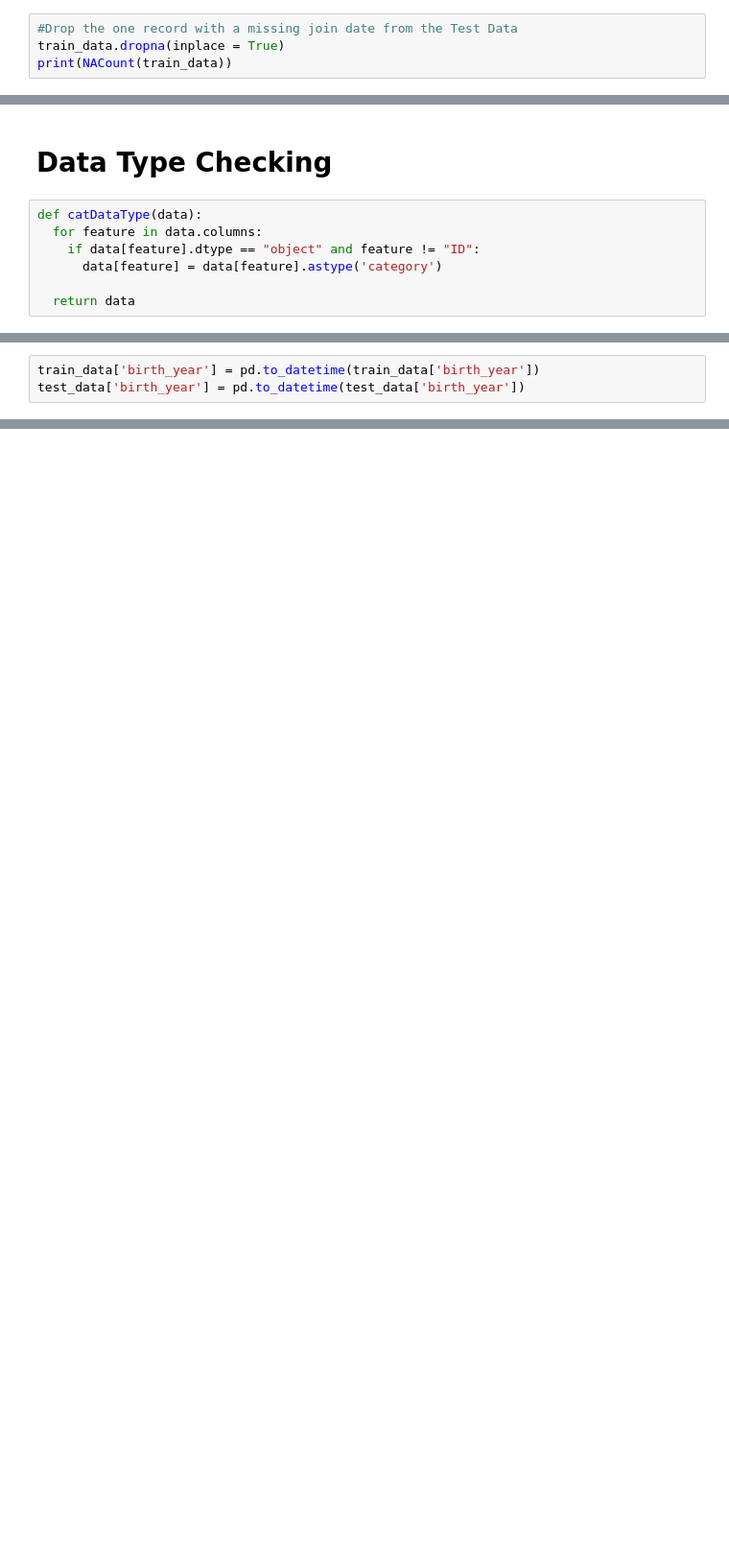
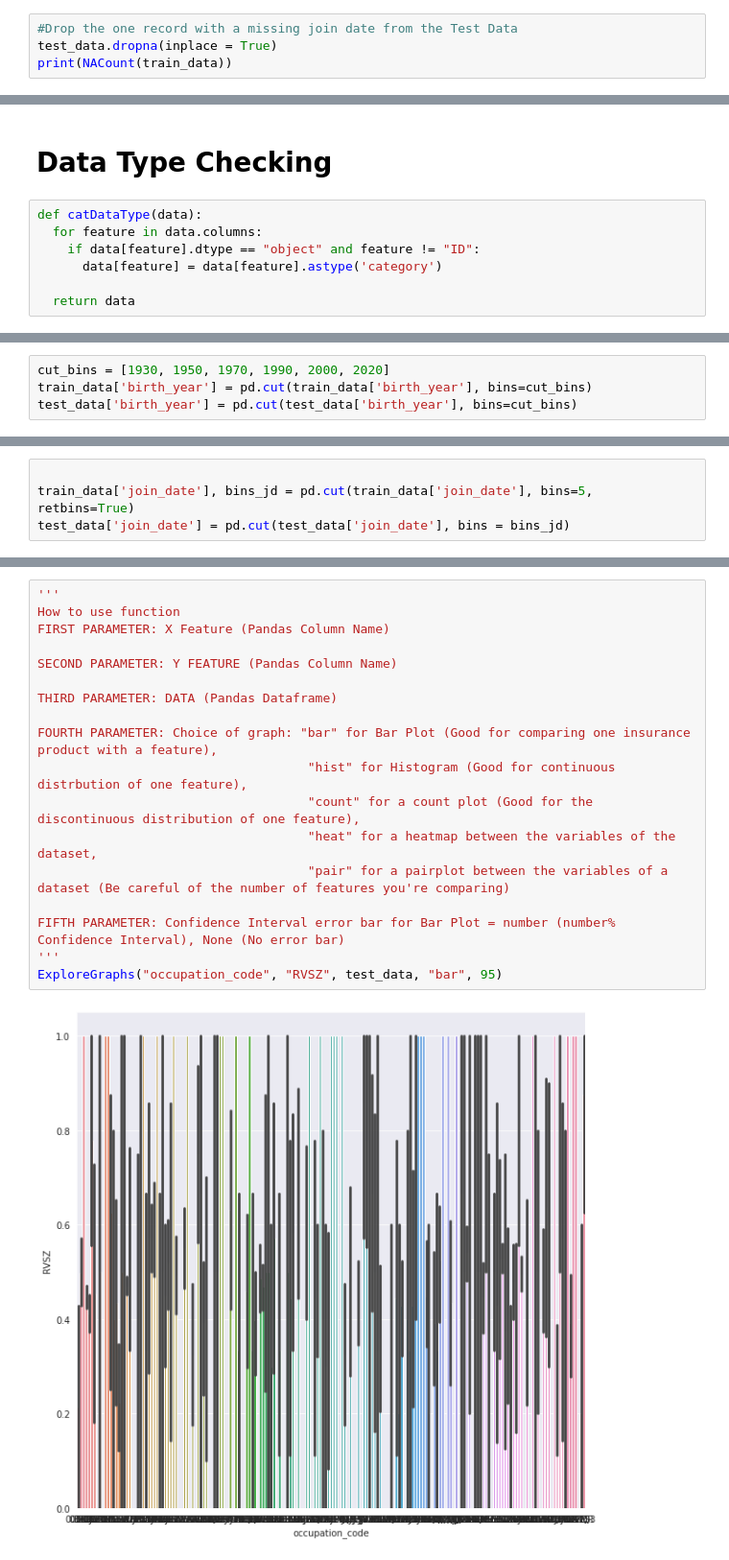
Before and after one commit to malcolmRite/House-Price-Predictions, a Jupyter notebook: Data_Cleaning_Code.ipynb, the cells around one changed output, grey strips where cells are left out. Shown: that part at 96% size. Saved outputs shown, nothing was run; the diff lists cells and outputs as text; blank space fills up the shorter version.

```diff
--- a/Data_Cleaning_Code.ipynb
+++ b/Data_Cleaning_Code.ipynb
@@ -85,7 +121,7 @@ print(NACount(train_data))
 {'ID': 0, 'join_date': 0, 'sex': 0, 'marital_status': 0, 'birth_year': 0, 'branch_code': 0, 'occupation_code': 0, 'occupation_category_code': 0, 'P5DA': 0, 'RIBP': 0, '8NN1': 0, '7POT': 0, '66FJ': 0,  ...
 # %%
 #Drop the one record with a missing join date from the Test Data
-train_data.dropna(inplace = True)
+test_data.dropna(inplace = True)
 print(NACount(train_data))
 # %% [output]
 {'ID': 0, 'join_date': 0, 'sex': 0, 'marital_status': 0, 'birth_year': 0, 'branch_code': 0, 'occupation_code': 0, 'occupation_category_code': 0, 'P5DA': 0, 'RIBP': 0, '8NN1': 0, '7POT': 0, '66FJ': 0,  ...
@@ -110,3 +186,7 @@ test_data.dtypes
+# %%
+cut_bins = [1930, 1950, 1970, 1990, 2000, 2020]
+train_data['birth_year'] = pd.cut(train_data['birth_year'], bins=cut_bins)
+test_data['birth_year'] = pd.cut(test_data['birth_year'], bins=cut_bins)
 # %%
 #Convert the join date to datetime
 train_data['join_date'] = pd.to_datetime(train_data['join_date'])
@@ -117,3 +213,4 @@ train_data.dtypes
-# %%
-train_data['birth_year'] = pd.to_datetime(train_data['birth_year'])
-test_data['birth_year'] = pd.to_datetime(test_data['birth_year'])
+# %%
+
+train_data['join_date'], bins_jd = pd.cut(train_data['join_date'], bins=5, retbins=True)
+test_data['join_date'] = pd.cut(test_data['join_date'], bins = bins_jd)
@@ -119,0 +308,20 @@ test_data['birth_year'] = pd.to_datetime(test_data['birth_year'])
+# %%
+'''
+How to use function
+FIRST PARAMETER: X Feature (Pandas Column Name)
+
+SECOND PARAMETER: Y FEATURE (Pandas Column Name)
+
+THIRD PARAMETER: DATA (Pandas Dataframe)
+
+FOURTH PARAMETER: Choice of graph: "bar" for Bar Plot (Good for comparing one insurance product with a feature),
+                                    "hist" for Histogram (Good for continuous distrbution of one feature),
+                                    "count" for a count plot (Good for the discontinuous distribution of one feature),
+                                    "heat" for a heatmap between the variables of the dataset,
+                                    "pair" for a pairplot between the variables of a dataset (Be careful of the number of features you're comparing)
+
+FIFTH PARAMETER: Confidence Interval error bar for Bar Plot = number (number% Confidence Interval), None (No error bar)
+'''
+ExploreGraphs("occupation_code", "RVSZ", test_data, "bar", 95)
+# %% [output]
+[figure, added]
```
Also changed, not shown: parts of 38 cells of this notebook.
